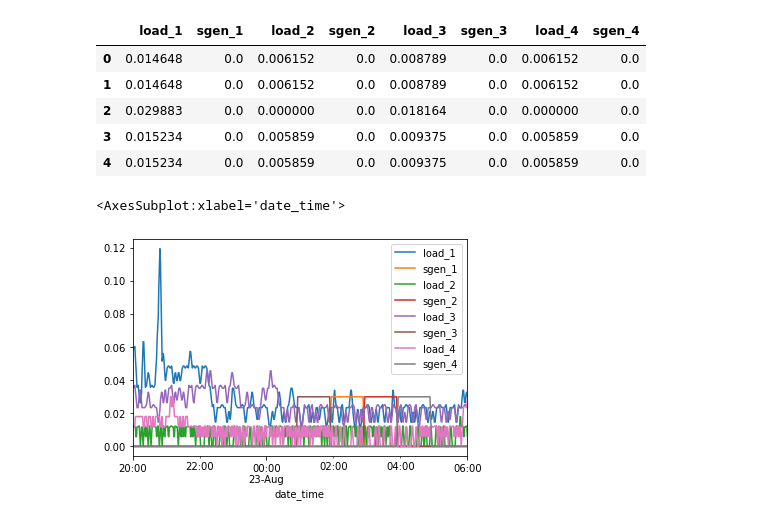
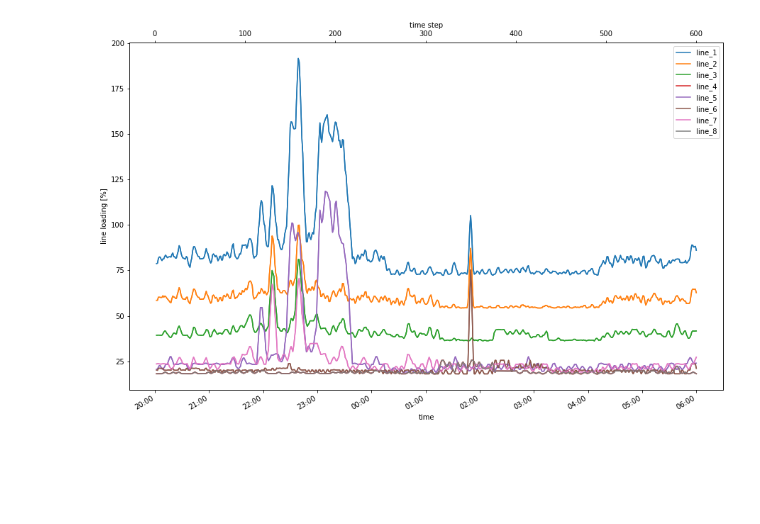
Before and after one commit to akthonka/EV_energy_comm, a Jupyter notebook: python/en_comm_base.ipynb, the cells around one changed output. Saved outputs shown, nothing was run; the diff lists cells and outputs as text; code cells hidden in the pictures; blank space fills up the shorter version.

Commit message:
moved timeseries calcs to class

```diff
--- a/python/en_comm_base.ipynb
+++ b/python/en_comm_base.ipynb
@@ -49,22 +53,14 @@ Whoops, grabbing a different touple of dates...
 # assign generator value at random times
 sgen_val = 0.01 # typical val: 0.010 MW = 10kW
 night_mw = da.sgen_comm(ts=night_merge, wind_length=60, sgen_val=0.010, parties=4)
-
-# replace index for pandapower controller module
-test_set = night_mw.copy()
-test_set.index = range(0, test_set.shape[0])
-test_set.head()
-
-# night_mw.rolling(3).sum().plot()
-# %% [output]
-|  | load_1 | sgen_1 | load_2 | sgen_2 | load_3 | sgen_3 | load_4 | sgen_4 |
-| 0 | 0.014648 | 0.0 | 0.006152 | 0.0 | 0.008789 | 0.0 | 0.006152 | 0.0 |
-| 1 | 0.014648 | 0.0 | 0.006152 | 0.0 | 0.008789 | 0.0 | 0.006152 | 0.0 |
-| 2 | 0.029883 | 0.0 | 0.000000 | 0.0 | 0.018164 | 0.0 | 0.000000 | 0.0 |
-| 3 | 0.015234 | 0.0 | 0.005859 | 0.0 | 0.009375 | 0.0 | 0.005859 | 0.0 |
-| 4 | 0.015234 | 0.0 | 0.005859 | 0.0 | 0.009375 | 0.0 | 0.005859 | 0.0 |
-# %%
-night_mw.rolling(3).sum().plot()
-# %% [output]
-<AxesSubplot:xlabel='date_time'>
-[figure, removed]
+# %%
+# run timeseries processes
+nc = data_process_base.net_calc()
+
+nc.four_loads_branched_make(night_mw)
+nc.four_loads_branched_out("res_line", "loading_percent")
+nc.four_loads_branched_run()
+nc.four_loads_branched_read_loadpct()
+nc.four_loads_branched_plot_linepct()
+# %% [output]
+[figure, added]
```
Also changed, not shown: parts of 2 cells of this notebook, 5 other files.
